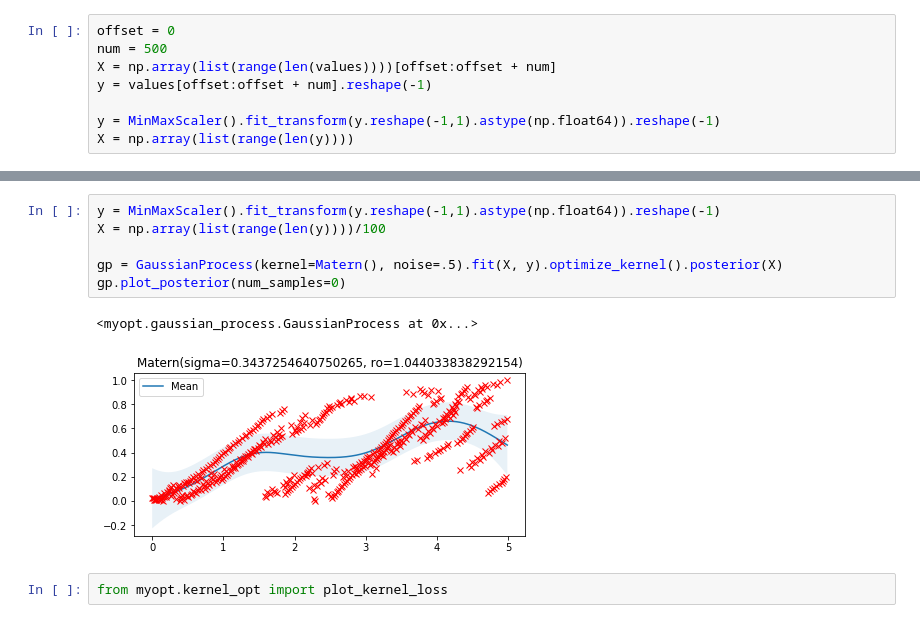
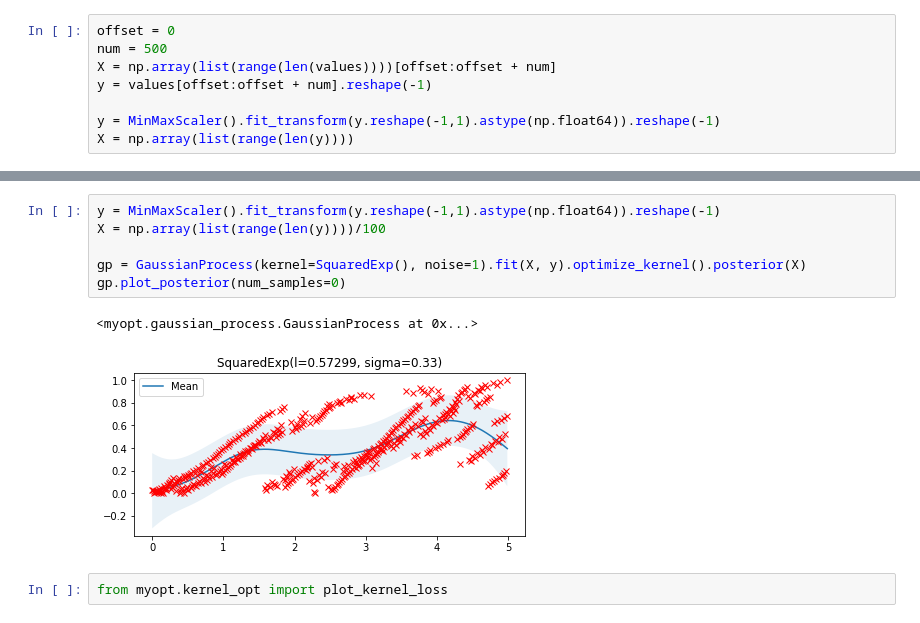
Before and after one commit to darthdeus/bopt, a Jupyter notebook: GP mojeopt.ipynb, the cells around one changed output, grey strips where cells are left out. Cells and saved outputs as stored; diff of their text form.

```diff
--- a/GP mojeopt.ipynb
+++ b/GP mojeopt.ipynb
@@ -158,12 +158,12 @@ gp.plot_posterior(num_samples=0)
 # %%
 y = MinMaxScaler().fit_transform(y.reshape(-1,1).astype(np.float64)).reshape(-1)
 X = np.array(list(range(len(y))))/100
 
-gp = GaussianProcess(kernel=Matern(), noise=.5).fit(X, y).optimize_kernel().posterior(X)
+gp = GaussianProcess(kernel=SquaredExp(), noise=1).fit(X, y).optimize_kernel().posterior(X)
 gp.plot_posterior(num_samples=0)
 # %% [output]
 <myopt.gaussian_process.GaussianProcess at 0x...>
-[figure, old version]
+[figure, new version]
 # %%
 from myopt.kernel_opt import plot_kernel_loss
 # %%
```
Also changed, not shown: parts of 22 cells of this notebook, 7 other files.
